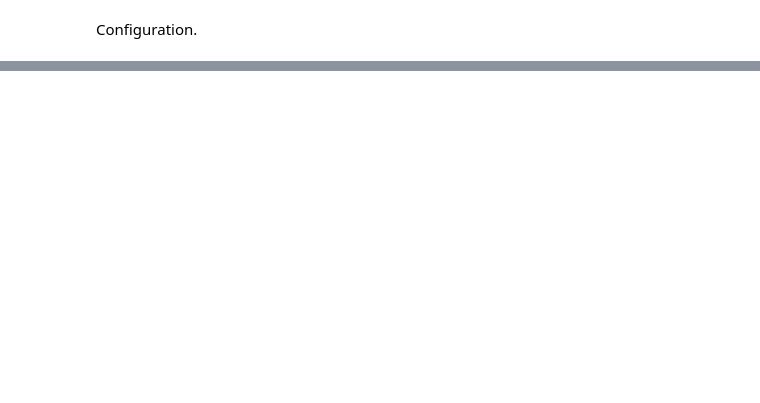
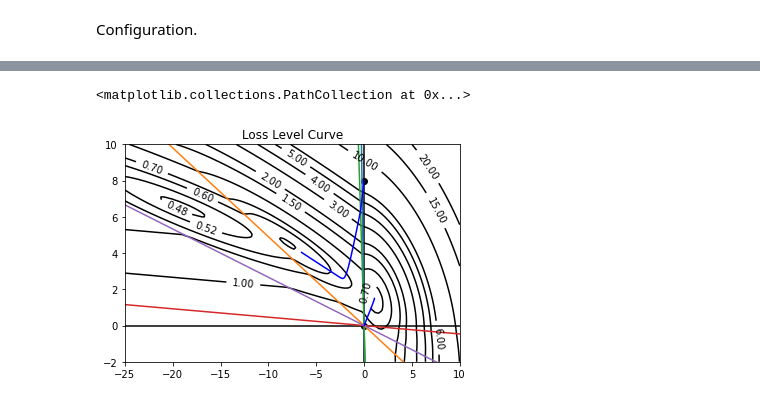
Before and after one commit to leeleesang/Single-Layer-Networks, a Jupyter notebook: Fig_LevelCurve.ipynb, the cells around one changed output, grey strips where cells are left out. Saved outputs shown, nothing was run; the diff lists cells and outputs as text; code cells hidden in the pictures; blank space fills up the shorter version.

```diff
--- a/Fig_LevelCurve.ipynb
+++ b/Fig_LevelCurve.ipynb
@@ -38,0 +127,44 @@ w* = tensor([-3.8530,  0.0700,  3.9230])
+# %%
+# draw figure
+xlim_l = -25
+xlim_u = 10
+ylim_l = -2
+ylim_u = 10
+
+xpoints = np.linspace(xlim_l, xlim_u, 100)
+ypoints = np.linspace(ylim_l, ylim_u, 100)
+
+# draw ReLU loss landscape
+fig = plt.figure()
+plt.xlim(xlim_l, xlim_u)
+plt.ylim(ylim_l, ylim_u)
+
+plt.plot(xpoints, np.zeros_like(xpoints), color='k') # x-axis
+plt.plot(np.zeros_like(ypoints), ypoints, color='k') # y-axis
+
+# draw hyperplanes
+for i in range(n):
+    plt.plot(xpoints, - X[i][0]/X[i][1] * xpoints)
+
+# draw level curve of Loss
+Xpoints, Ypoints = np.meshgrid(xpoints, ypoints)
+loss = 0
+for i in range(n):
+    loss += 0.5 /n * ( np.maximum(X[i][0]*Xpoints + X[i][1]*Ypoints, np.zeros_like(Xpoints)) - Y[i]) **2
+
+
+contour = plt.contour(Xpoints, Ypoints, loss, levels=[0.48, 0.52, 0.6, 0.7, 1, 1.5, 2, 3, 4, 5, 6, 10, 15, 20],
+                      colors='k')
+plt.clabel(contour, inline=True, fontsize=10,  colors='black', fmt='%1.2f')
+plt.title('Loss Level Curve')
+
+# Gradient Flow
+plt.plot(relu_tr[:,0], relu_tr[:,1], color='blue')
+plt.plot(linear_tr[:,0], linear_tr[:,1], color='blue')
+plt.scatter([0., 0.],[0., 8.], color='black')
+
+
+# savefig(f'{output_path}/ReLULevelCurvewithGF.png')
+# %% [output]
+<matplotlib.collections.PathCollection at 0x...>
+[figure, added]
```
Also changed, not shown: parts of 6 cells of this notebook, 8 other files.
